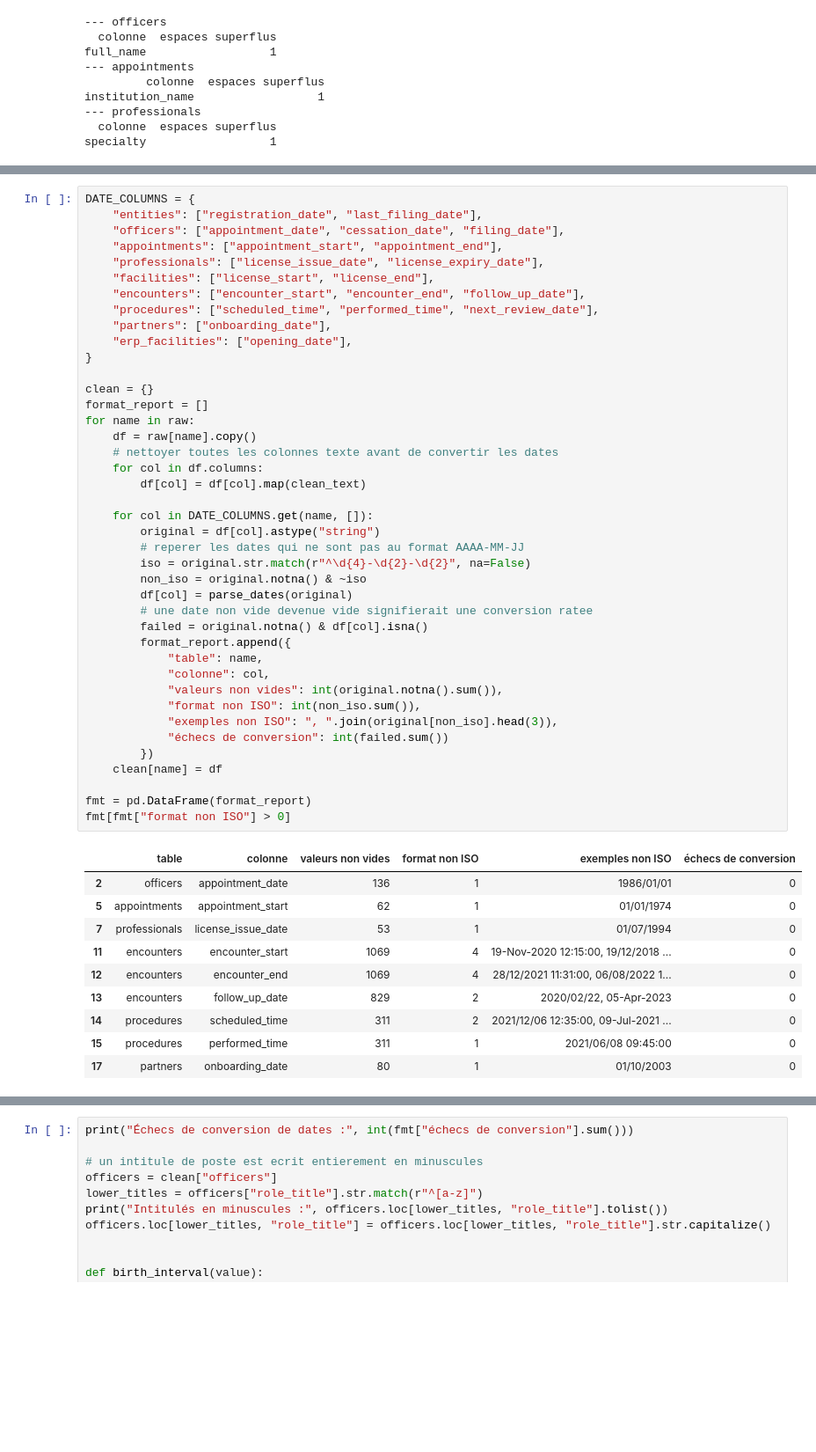
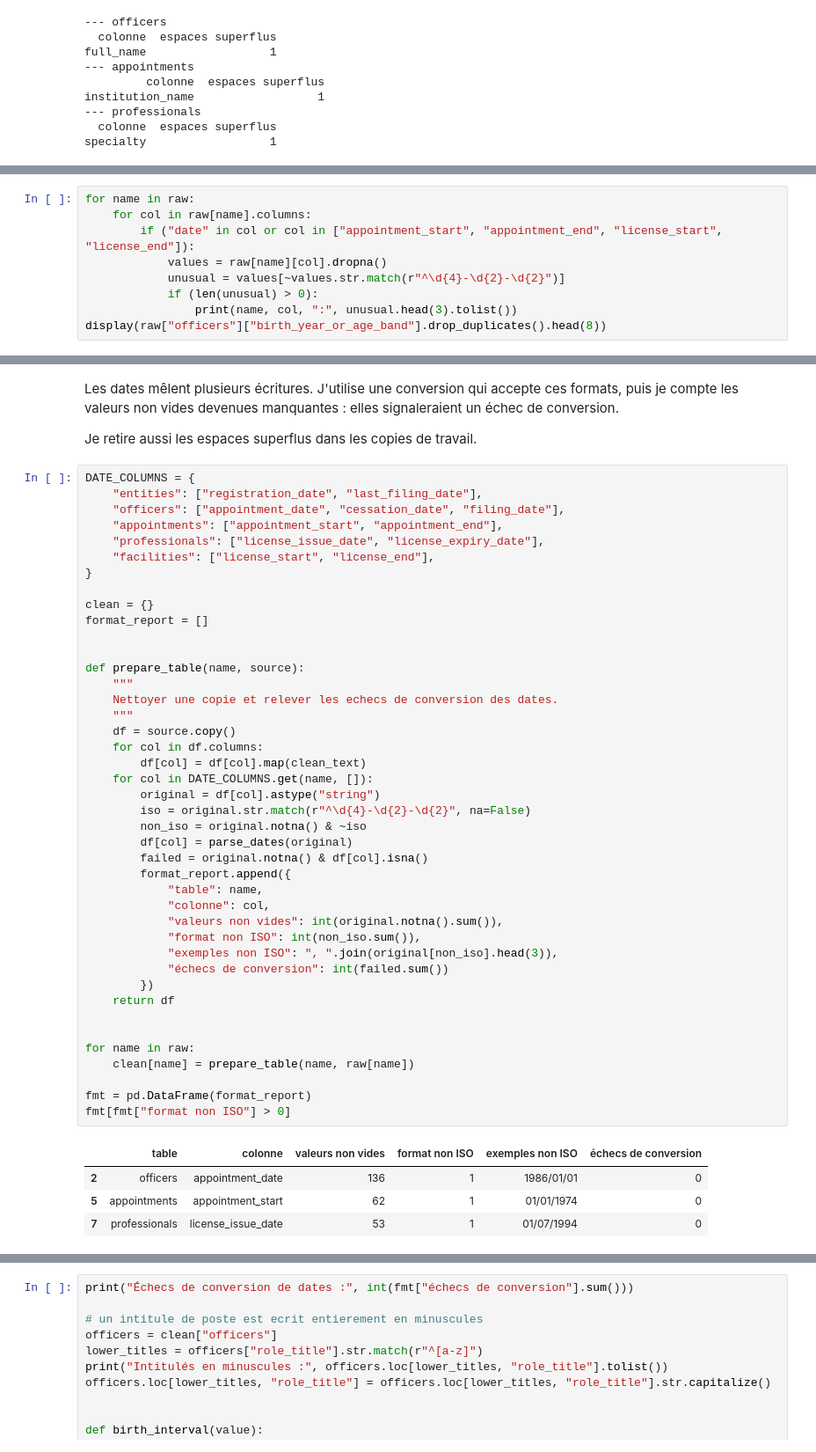
Before and after one commit to JLFoxii/20262027-UE-DataMining-Project, a Jupyter notebook: 02_registres_et_reseau.ipynb, the cells around one changed output, grey strips where cells are left out. Shown at 88% size. Cells and saved outputs as stored; diff of their text form; blank space fills up the shorter version.

Commit message:
refactor(registres): present analysis progressively and review identity pairs

```diff
--- a/02_registres_et_reseau.ipynb
+++ b/02_registres_et_reseau.ipynb
@@ -149,0 +160,9 @@ specialty                  1
+# %%
+for name in raw:
+    for col in raw[name].columns:
+        if ("date" in col or col in ["appointment_start", "appointment_end", "license_start", "license_end"]):
+            values = raw[name][col].dropna()
+            unusual = values[~values.str.match(r"^\d{4}-\d{2}-\d{2}")]
+            if (len(unusual) > 0):
+                print(name, col, ":", unusual.head(3).tolist())
+display(raw["officers"]["birth_year_or_age_band"].drop_duplicates().head(8))
@@ -150,3 +182,7 @@ specialty                  1
+# %% [markdown]
+Les dates mêlent plusieurs écritures. J'utilise une conversion qui accepte ces formats, puis je compte les valeurs non vides devenues manquantes : elles signaleraient un échec de conversion.
+
+Je retire aussi les espaces superflus dans les copies de travail.
 # %%
 DATE_COLUMNS = {
     "entities": ["registration_date", "last_filing_date"],
@@ -154,48 +190,43 @@ DATE_COLUMNS = {
     "appointments": ["appointment_start", "appointment_end"],
     "professionals": ["license_issue_date", "license_expiry_date"],
     "facilities": ["license_start", "license_end"],
-    "encounters": ["encounter_start", "encounter_end", "follow_up_date"],
-    "procedures": ["scheduled_time", "performed_time", "next_review_date"],
-    "partners": ["onboarding_date"],
-    "erp_facilities": ["opening_date"],
 }
 
 clean = {}
 format_report = []
-for name in raw:
-    df = raw[name].copy()
-    # nettoyer toutes les colonnes texte avant de convertir les dates
+
+
+def prepare_table(name, source):
+    """
+    Nettoyer une copie et relever les echecs de conversion des dates.
+    """
+    df = source.copy()
     for col in df.columns:
         df[col] = df[col].map(clean_text)
-
     for col in DATE_COLUMNS.get(name, []):
         original = df[col].astype("string")
-        # reperer les dates qui ne sont pas au format AAAA-MM-JJ
         iso = original.str.match(r"^\d{4}-\d{2}-\d{2}", na=False)
         non_iso = original.notna() & ~iso
         df[col] = parse_dates(original)
-        # une date non vide devenue vide signifierait une conversion ratee
         failed = original.notna() & df[col].isna()
         format_report.append({
             "table": name,
             "colonne": col,
             "valeurs non vides": int(original.notna().sum()),
             "format non ISO": int(non_iso.sum()),
             "exemples non ISO": ", ".join(original[non_iso].head(3)),
             "échecs de conversion": int(failed.sum())
         })
-    clean[name] = df
+    return df
+
+
+for name in raw:
+    clean[name] = prepare_table(name, raw[name])
 
 fmt = pd.DataFrame(format_report)
 fmt[fmt["format non ISO"] > 0]
 # %% [output]
 |  | table | colonne | valeurs non vides | format non ISO | exemples non ISO | échecs de conversion |
 | 2 | officers | appointment_date | 136 | 1 | 1986/01/01 | 0 |
 | 5 | appointments | appointment_start | 62 | 1 | 01/01/1974 | 0 |
 | 7 | professionals | license_issue_date | 53 | 1 | 01/07/1994 | 0 |
-| 11 | encounters | encounter_start | 1069 | 4 | 19-Nov-2020 12:15:00, 19/12/2018 ... | 0 |
-| 12 | encounters | encounter_end | 1069 | 4 | 28/12/2021 11:31:00, 06/08/2022 1... | 0 |
-| 13 | encounters | follow_up_date | 829 | 2 | 2020/02/22, 05-Apr-2023 | 0 |
-| 14 | procedures | scheduled_time | 311 | 2 | 2021/12/06 12:35:00, 09-Jul-2021 ... | 0 |
-| 15 | procedures | performed_time | 311 | 1 | 2021/06/08 09:45:00 | 0 |
-| 17 | partners | onboarding_date | 80 | 1 | 01/10/2003 | 0 |
```
Also changed, not shown: parts of 83 cells of this notebook, 1 other file.
